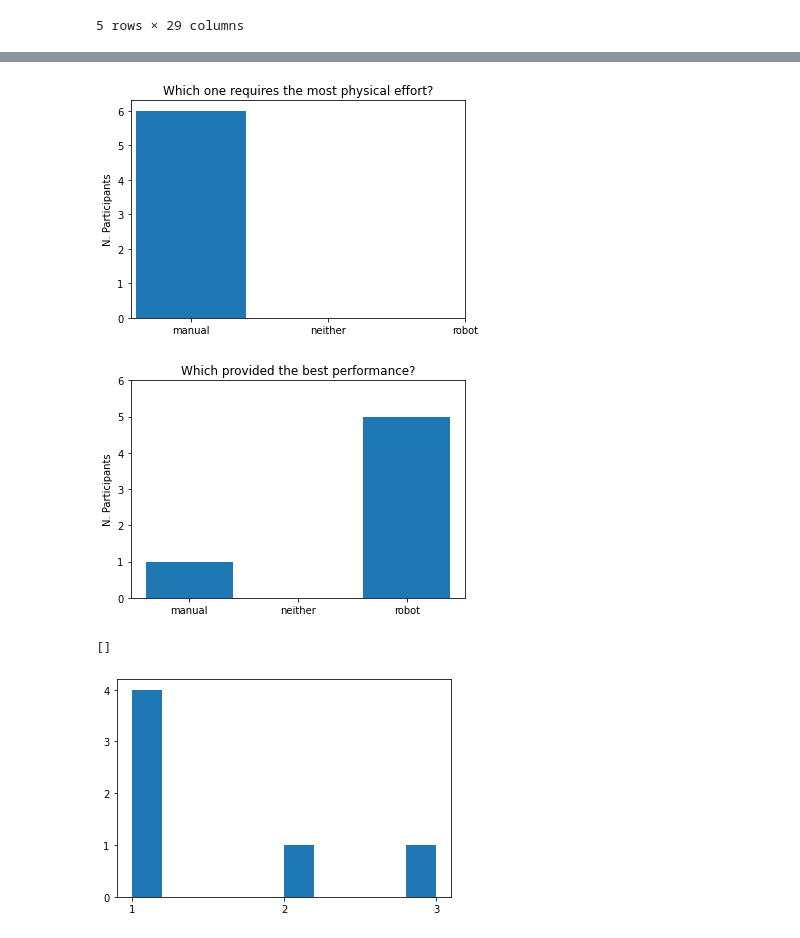
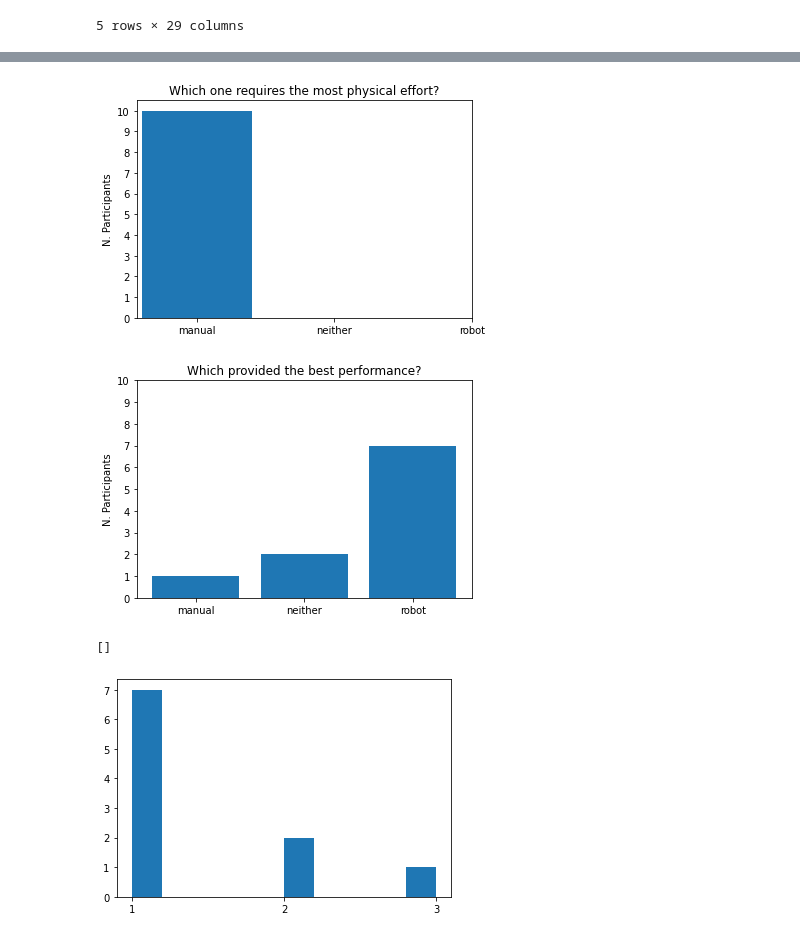
Before and after one commit to Jenirethvanessa/robotic_end-effector, a Jupyter notebook: results_plots.ipynb, the cells around one changed output, grey strips where cells are left out. Cells and saved outputs as stored; diff of their text form; code cells hidden in the pictures.

```diff
--- a/results_plots.ipynb
+++ b/results_plots.ipynb
@@ -5,7 +5,7 @@ import seaborn as sb
 import numpy as np
 # %%
 df = pd.read_excel("Results.xlsx", header=None)
-df = df.loc[1:,list(range(7))].set_index(0).T
+df = df.loc[1:,list(range(11))].set_index(0).T
 df.head()
 # %% [output]
 |  | demog1 | demog2 | demog3 | demog4 | demog5 | demog6 | demog7 | demog8 | manual_needle1 | ... |
@@ -44,43 +51,43 @@ df["more_effort"] = (df["manual_needle1"] - df["needle1"]).apply(which_requires_
 
 by_effort = df.groupby("more_effort")[["demog1"]].count().reset_index().rename(columns={"demog1": "count"})
 plt.bar(by_effort["more_effort"], by_effort["count"])
-plt.yticks(range(7))
+plt.yticks(range(11))
 plt.xticks(categories)
 plt.ylabel("N. Participants")
 plt.title("Which one requires the most physical effort?")
 plt.show()
 # %% [output]
-[figure, old version]
+[figure, new version]
 # %%
 categories = ["manual", "neither", "robot"]
 def which_requires_more_effort(value):
     if value > 0:
         return categories[0]
     elif value == 0:
         return categories[1]
     else:
         return categories[2]
 
 df["effectivity"] = (df["manual_needle2"] - df["needle2"]).apply(which_requires_more_effort)
 df["effectivity"] = pd.Categorical(df["effectivity"], categories)
 
 by_effort = df.groupby("effectivity")[["demog1"]].count().reset_index().rename(columns={"demog1": "count"})
 plt.bar(by_effort["effectivity"], by_effort["count"])
-plt.yticks(range(7))
+plt.yticks(range(11))
 plt.xticks(categories)
 plt.ylabel("N. Participants")
 plt.title("Which provided the best performance?")
 plt.show()
 # %% [output]
-[figure, old version]
+[figure, new version]
 # %%
 plt.hist(df["changing _instrument"])
-plt.yticks(range(5))
+plt.yticks(range(9))
 plt.xticks(range(1,4))
 plt.plot()
 # %% [output]
 []
-[figure, old version]
+[figure, new version]
 # %%
 manual_needle[1:7]
 # %% [output]
```
Also changed, not shown: parts of 9 cells of this notebook, 32 other files.
